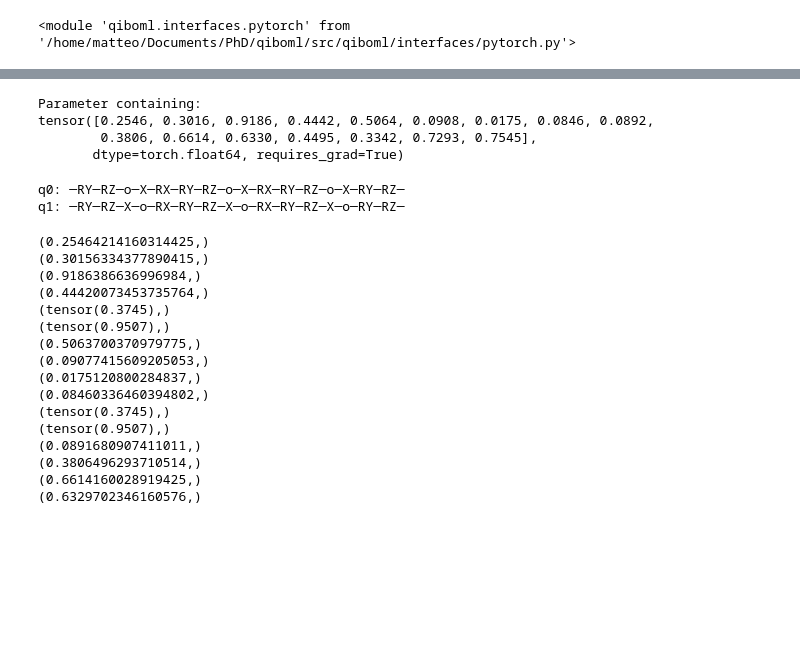
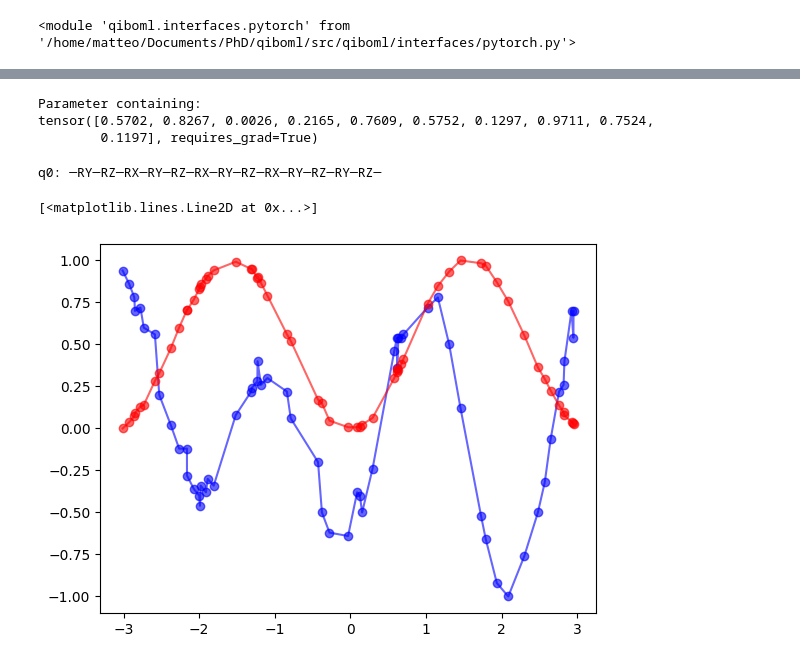
Before and after one commit to qiboteam/qiboml, a Jupyter notebook: tutorials/model_training.ipynb, the cells around one changed output, grey strips where cells are left out. Drawn from its saved outputs; the diff is of its cells as text; code cells hidden in the pictures; blank space fills up the shorter version.

```diff
--- a/tutorials/model_training.ipynb
+++ b/tutorials/model_training.ipynb
@@ -92,7 +90,7 @@ data = torch.tensor(data, dtype=torch.float32)
 labels = torch.tensor(labels, dtype=torch.float32)
 # %%
 # This is quite ambiguous
-qibo.set_backend("pytorch")
-backend = PyTorchBackend()
+qibo.set_backend("numpy")
+backend = NumpyBackend()
 frontend = torch_interface
 # %% [output]
@@ -100,67 +98,51 @@ frontend = torch_interface
 # %%
-ndim = 2
-nqubits = 2
-nshots = None
+ndim = 1
+nqubits = 1
+qubits = [0]
+nshots = 100
 # %%
 obs = hamiltonians.Z(nqubits=nqubits)
 # %%
 encoding_layer = encoding.ReuploadingEncoding(
-    nqubits = 2,
-    nlayers = 2,
-    qubits = [0, 1],
-    data_shape = (2,)
+    nqubits = nqubits,
+    nlayers = 3,
+    qubits = qubits,
+    data_shape = (1,)
 )
 training_layer = ansatze.layered_ansatz(
-    nqubits = 2,
-    qubits = [0, 1],
+    nqubits = nqubits,
+    qubits = qubits,
     entanglement=False,
 )
 decoding_layer = decoding.Expectation(
     nqubits=nqubits,
-    qubits=[0,1],
+    qubits=qubits,
     backend=backend,
     observable=obs,
-    nshots=None,
+    nshots=nshots,
 )
 # %%
 q_model = frontend.QuantumModel(
     encoding=encoding_layer,
     trainable_circuit=training_layer,
     decoding=decoding_layer,
-    differentiation_rule=None,
+    differentiation_rule=PSR(),
 )
 # %%
 q_model.trainable_parameters
 # %% [output]
 Parameter containing:
-tensor([0.2546, 0.3016, 0.9186, 0.4442, 0.5064, 0.0908, 0.0175, 0.0846, 0.0892,
-        0.3806, 0.6614, 0.6330, 0.4495, 0.3342, 0.7293, 0.7545],
-       dtype=torch.float64, requires_grad=True)
+tensor([0.5702, 0.8267, 0.0026, 0.2165, 0.7609, 0.5752, 0.1297, 0.9711, 0.7524,
+        0.1197], requires_grad=True)
 # %%
 q_model.draw()
 # %% [output]
-q0: ─RY─RZ─o─X─RX─RY─RZ─o─X─RX─RY─RZ─o─X─RY─RZ─
-q1: ─RY─RZ─X─o─RX─RY─RZ─X─o─RX─RY─RZ─X─o─RY─RZ─
+q0: ─RY─RZ─RX─RY─RZ─RX─RY─RZ─RX─RY─RZ─RY─RZ─
-# %%
-encc = q_model.encoding(data[0])
-p = encc.get_parameters()
-for g in encc.parametrized_gates:
-    print(g.parameters)
-# %% [output]
-(0.25464214160314425,)
-(0.30156334377890415,)
-(0.9186386636996984,)
-(0.44420073453735764,)
-(tensor(0.3745),)
-(tensor(0.9507),)
-(0.5063700370979775,)
-(0.09077415609205053,)
-(0.0175120800284837,)
-(0.08460336460394802,)
-(tensor(0.3745),)
-(tensor(0.9507),)
-(0.0891680907411011,)
-(0.3806496293710514,)
-(0.6614160028919425,)
-(0.6329702346160576,)
+# %%
+preds = predict_sample(q_model, data)
+plt.plot(data, preds, marker="o", color="blue", alpha=0.6)
+plt.plot(data, labels, marker="o", color="red", alpha=0.6)
+# %% [output]
+[<matplotlib.lines.Line2D at 0x...>]
+[figure, added]
 # %%
```
Also changed, not shown: parts of 10 cells of this notebook, 1 other file.
